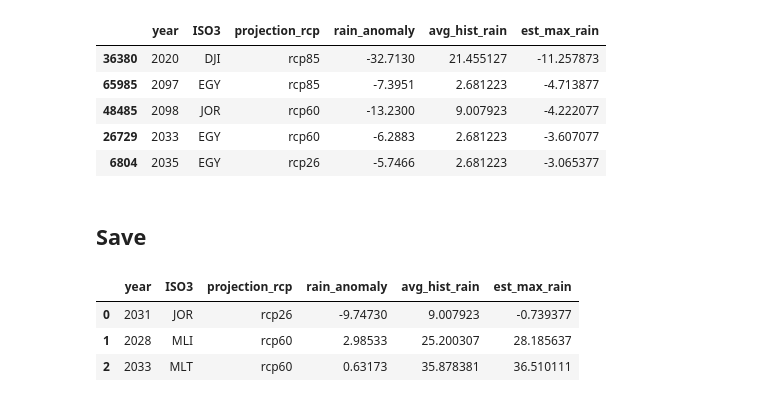
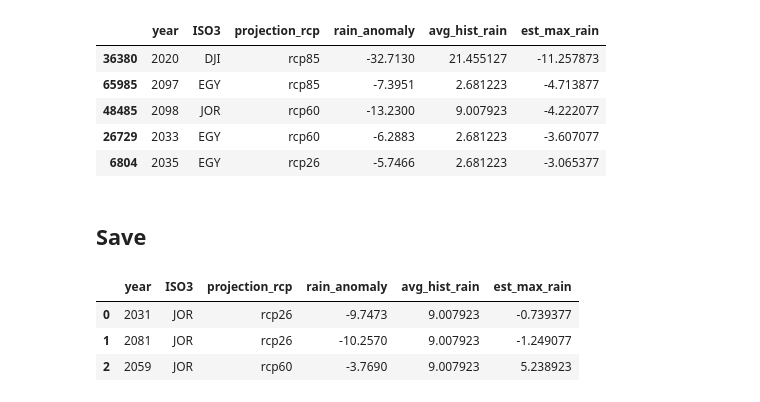
Before and after one commit to dataforgoodfr/batch8_worldbank, a Jupyter notebook: model_innondations/notebook/spark_pipeline_08_projection_features.ipynb, the cells around one changed output. Drawn from its saved outputs; the diff is of its cells as text; code cells hidden in the pictures.

```diff
--- a/model_innondations/notebook/spark_pipeline_08_projection_features.ipynb
+++ b/model_innondations/notebook/spark_pipeline_08_projection_features.ipynb
@@ -192,9 +211,8 @@ df_projection.to_csv(outfilename, index=False, compression='gzip')
 # %%
 df_tmp = pd.read_csv(outfilename)
 df_tmp.head(3)
-del df_tmp
 # %% [output]
 |  | year | ISO3 | projection_rcp | rain_anomaly | avg_hist_rain | est_max_rain |
-| 0 | 2031 | JOR | rcp26 | -9.74730 | 9.007923 | -0.739377 |
-| 1 | 2028 | MLI | rcp60 | 2.98533 | 25.200307 | 28.185637 |
-| 2 | 2033 | MLT | rcp60 | 0.63173 | 35.878381 | 36.510111 |
+| 0 | 2031 | JOR | rcp26 | -9.7473 | 9.007923 | -0.739377 |
+| 1 | 2081 | JOR | rcp26 | -10.2570 | 9.007923 | -1.249077 |
+| 2 | 2059 | JOR | rcp60 | -3.7690 | 9.007923 | 5.238923 |
```
Also changed, not shown: parts of 14 cells of this notebook, 1 other file.
